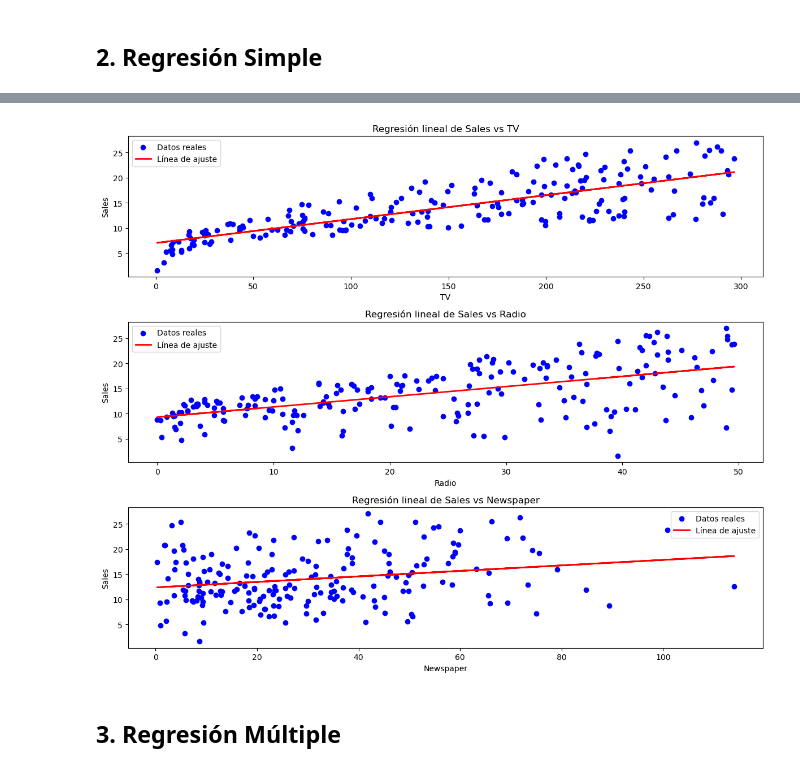
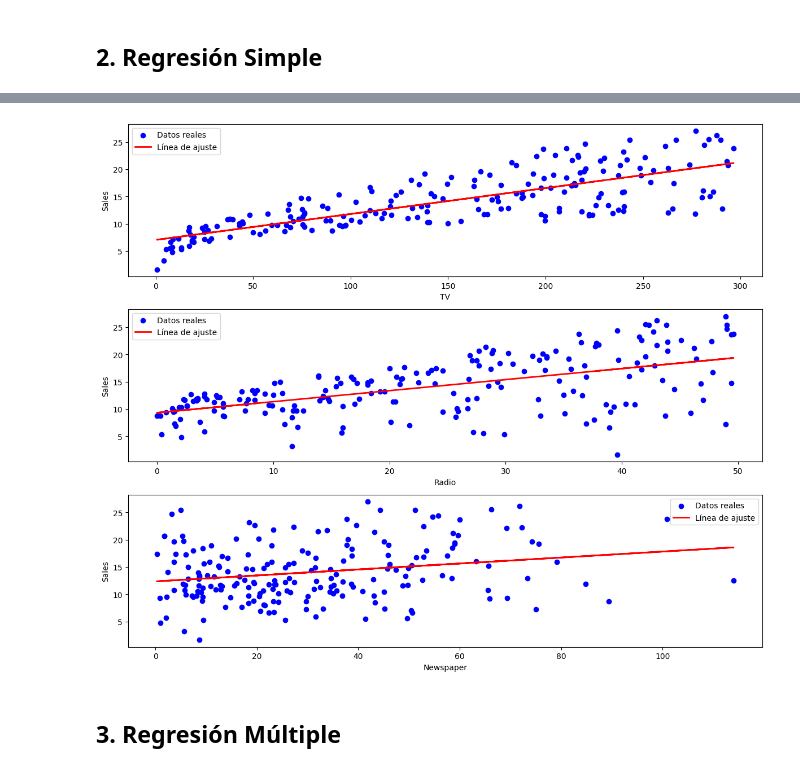
Before and after one commit to TomyMarengo/ML-Solutions, a Jupyter notebook: RegresionExercise/regresion_1.ipynb, the cells around one changed output, grey strips where cells are left out. Saved outputs shown, nothing was run; the diff lists cells and outputs as text; code cells hidden in the pictures.

```diff
--- a/RegresionExercise/regresion_1.ipynb
+++ b/RegresionExercise/regresion_1.ipynb
@@ -111,37 +110,34 @@ R^2: 0.05212044544430516
 # Visualizar los resultados
 plt.figure(figsize=(12, 10))
 
 # TV vs Sales
 plt.subplot(3, 1, 1)
 plt.scatter(X_tv, y, color='blue', label='Datos reales')
 plt.plot(X_tv, y_pred_tv, color='red', linewidth=2, label='Línea de ajuste')
 plt.xlabel('TV')
 plt.ylabel('Sales')
-plt.title('Regresión lineal de Sales vs TV')
 plt.legend()
 
 # Radio vs Sales
 plt.subplot(3, 1, 2)
 plt.scatter(X_radio, y, color='blue', label='Datos reales')
 plt.plot(X_radio, y_pred_radio, color='red', linewidth=2, label='Línea de ajuste')
 plt.xlabel('Radio')
 plt.ylabel('Sales')
-plt.title('Regresión lineal de Sales vs Radio')
 plt.legend()
 
 # Newspaper vs Sales
 plt.subplot(3, 1, 3)
 plt.scatter(X_newspaper, y, color='blue', label='Datos reales')
 plt.plot(X_newspaper, y_pred_newspaper, color='red', linewidth=2, label='Línea de ajuste')
 plt.xlabel('Newspaper')
 plt.ylabel('Sales')
-plt.title('Regresión lineal de Sales vs Newspaper')
 plt.legend()
 
 plt.tight_layout()
 plt.show()
 # %% [output]
-[figure, old version]
+[figure, new version]
 # %% [markdown]
 ## 3. Regresión Múltiple
 # %%
```
Also changed, not shown: parts of 6 cells of this notebook, 1 other file.
